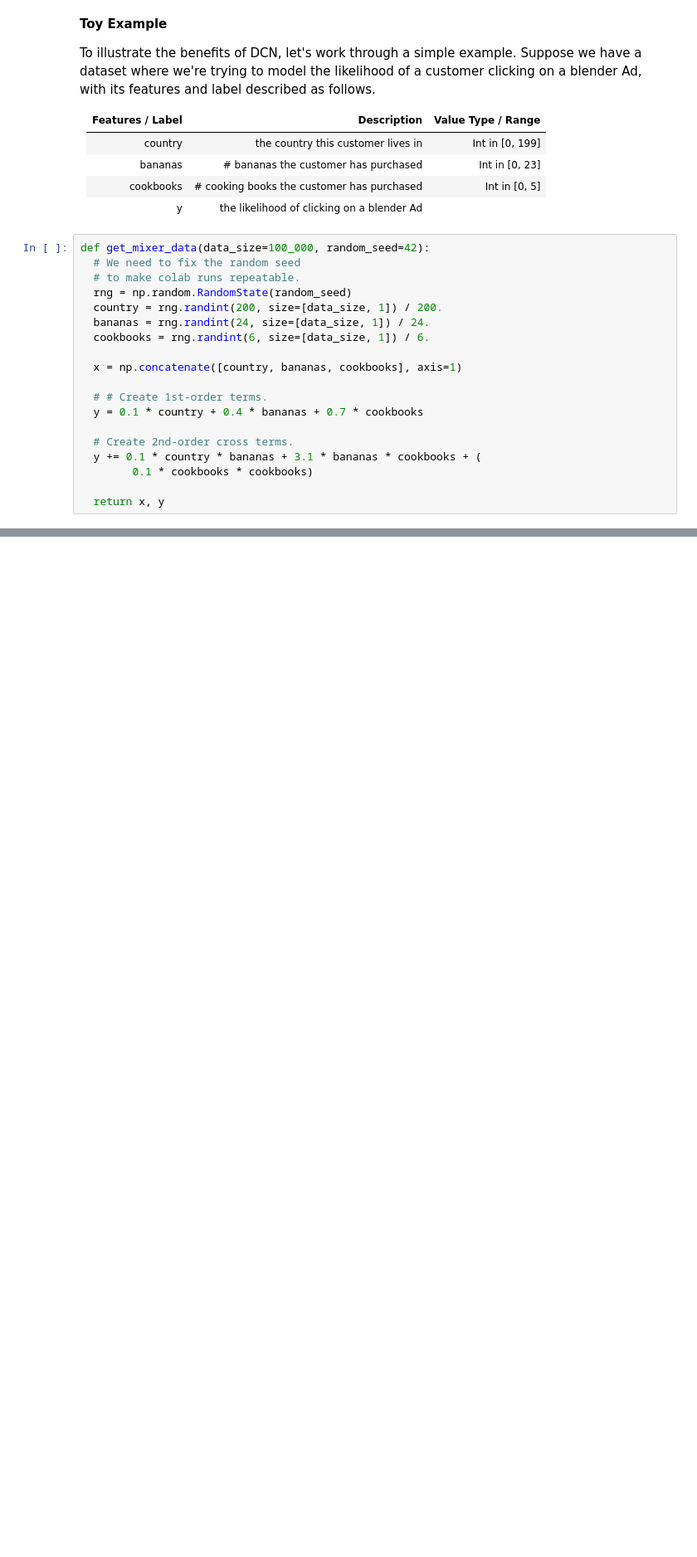
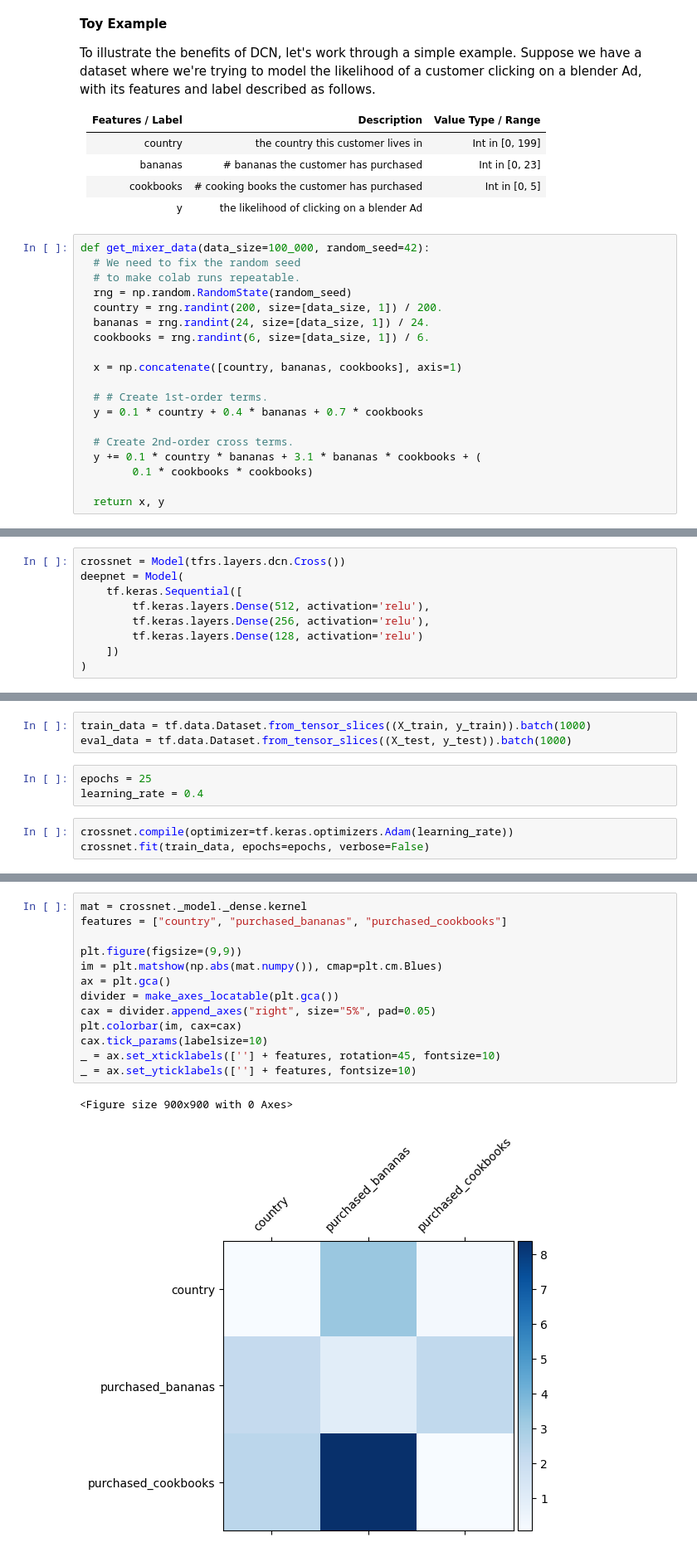
Before and after one commit to Mark-Barbaric/Machine_Learning_System_Design, a Jupyter notebook: recommender/deep_and_cross_network.ipynb, the cells around one changed output, grey strips where cells are left out. Shown: that part at 83% size. Cells and saved outputs as stored; diff of their text form; blank space fills up the shorter version.

```diff
--- a/recommender/deep_and_cross_network.ipynb
+++ b/recommender/deep_and_cross_network.ipynb
@@ -66,0 +93,9 @@ def get_mixer_data(data_size=100_000, random_seed=42):
+# %%
+crossnet = Model(tfrs.layers.dcn.Cross())
+deepnet = Model(
+    tf.keras.Sequential([
+        tf.keras.layers.Dense(512, activation='relu'),
+        tf.keras.layers.Dense(256, activation='relu'),
+        tf.keras.layers.Dense(128, activation='relu')
+    ])
+)
@@ -66,0 +104,9 @@ def get_mixer_data(data_size=100_000, random_seed=42):
+# %%
+train_data = tf.data.Dataset.from_tensor_slices((X_train, y_train)).batch(1000)
+eval_data = tf.data.Dataset.from_tensor_slices((X_test, y_test)).batch(1000)
+# %%
+epochs = 25
+learning_rate = 0.4
+# %%
+crossnet.compile(optimizer=tf.keras.optimizers.Adam(learning_rate))
+crossnet.fit(train_data, epochs=epochs, verbose=False)
@@ -66,0 +139,16 @@ def get_mixer_data(data_size=100_000, random_seed=42):
+# %%
+mat = crossnet._model._dense.kernel
+features = ["country", "purchased_bananas", "purchased_cookbooks"]
+
+plt.figure(figsize=(9,9))
+im = plt.matshow(np.abs(mat.numpy()), cmap=plt.cm.Blues)
+ax = plt.gca()
+divider = make_axes_locatable(plt.gca())
+cax = divider.append_axes("right", size="5%", pad=0.05)
+plt.colorbar(im, cax=cax)
+cax.tick_params(labelsize=10)
+_ = ax.set_xticklabels([''] + features, rotation=45, fontsize=10)
+_ = ax.set_yticklabels([''] + features, fontsize=10)
+# %% [output]
+<Figure size 900x900 with 0 Axes>
+[figure, added]
```
Also changed, not shown: parts of 12 cells of this notebook.
